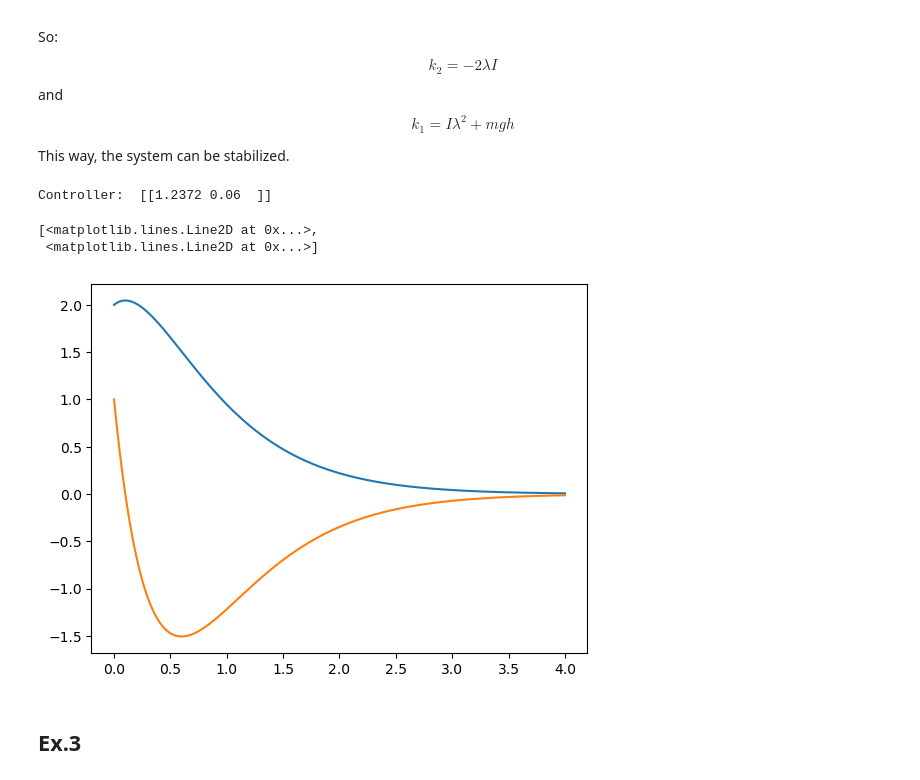
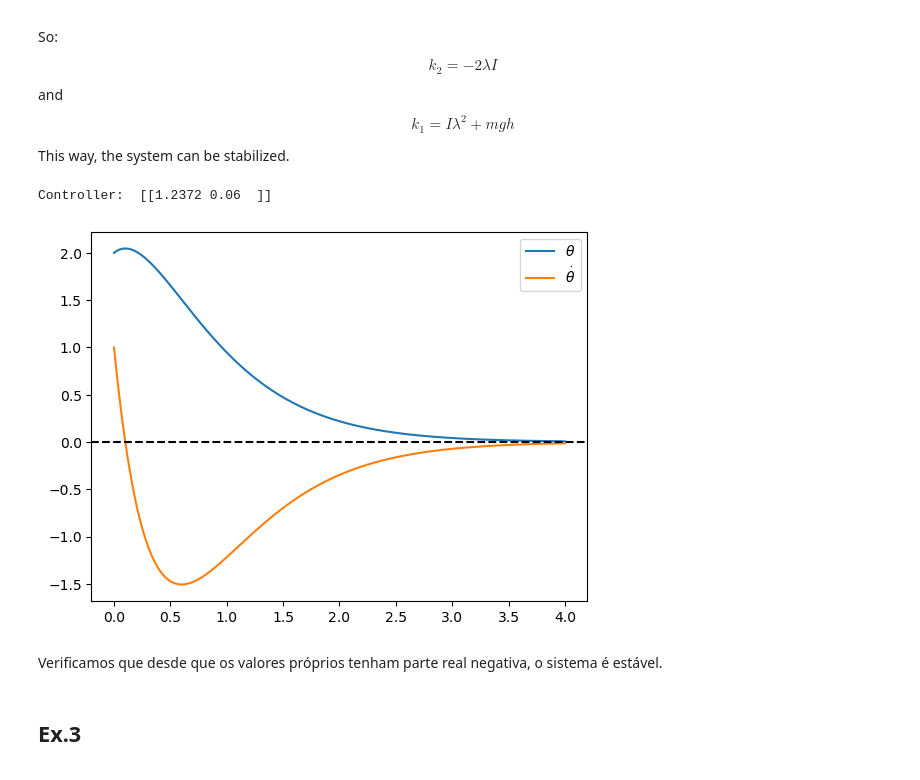
Before and after one commit to mariana-das-neves/sistemas_dinamicos_e_controlo, a Jupyter notebook: Projeto SDC.ipynb, the cells around one changed output. Saved outputs shown, nothing was run; the diff lists cells and outputs as text; code cells hidden in the pictures.

```diff
--- a/Projeto SDC.ipynb
+++ b/Projeto SDC.ipynb
@@ -201,22 +201,26 @@ This way, the system can be stabilized.
 # %%
 K = np.hstack([I*(-2)**2+m*g*h,-2*(-2)*I]).reshape((1,2))
 
 print("Controller: ",K)
 
 x0 = np.array([2,1])
 times = np.linspace(0, 4, 10000, endpoint=True)
 dt = abs(times[1]-times[0])
 xt = np.zeros((len(times), 2))
 xt[0] = x0
 for i in range(len(times)-1):
     xt[i+1] = xt[i] + dt*(A - B @ K) @ xt[i]
 
-plt.plot(times, xt)
+plt.plot(times, xt[:,0], label=r"$\theta$")
+plt.plot(times, xt[:,1], label=r"$\dot{\theta}$")
+plt.axhline(0, color='k', linestyle='--')
+plt.legend()
+plt.show()
 # %% [output]
 Controller:  [[1.2372 0.06  ]]
-[<matplotlib.lines.Line2D at 0x...>,
- <matplotlib.lines.Line2D at 0x...>]
-[figure, old version]
+[figure, new version]
+# %% [markdown]
+Verificamos que desde que os valores próprios tenham parte real negativa, o sistema é estável.
 # %% [markdown]
 ## Ex.3
 # %%
```
Also changed, not shown: parts of 8 cells of this notebook.
